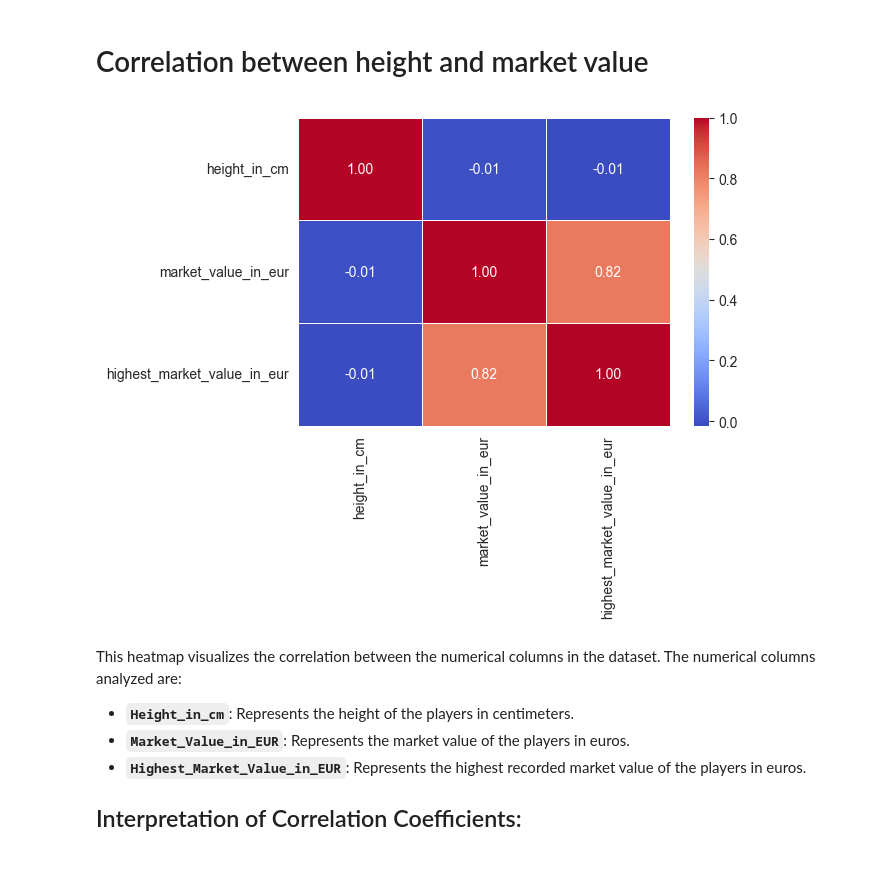
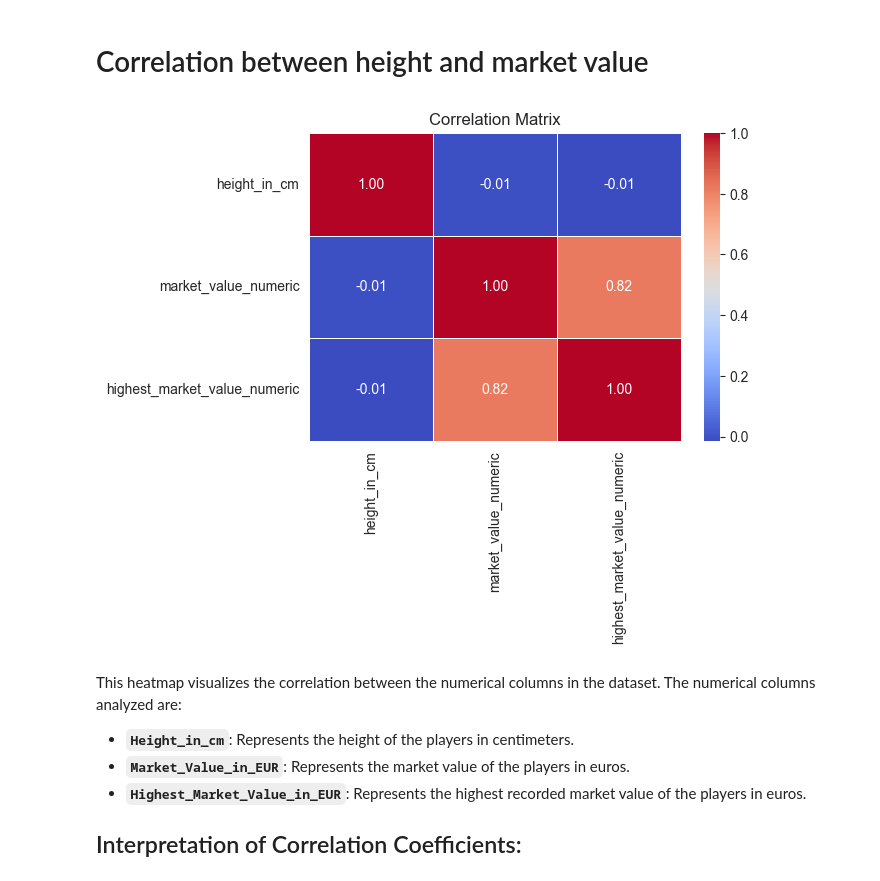
Before and after one commit to B-u-b-y/Jupiter-Notebooks, a Jupyter notebook: notebooks/players.ipynb, the cells around one changed output. Cells and saved outputs as stored; diff of their text form; code cells hidden in the pictures.

Commit message:
Converted some data like date_of_birth and highest and maket value of a player in string

```diff
--- a/notebooks/players.ipynb
+++ b/notebooks/players.ipynb
@@ -272,11 +289,22 @@ This bar chart visualizes the distribution of football players based on their `c
 ## Conclusion:
 This visualization allows for a quick assessment of player distribution by country, providing insights into which countries contribute more players to the dataset. It can be useful for understanding trends in player nationality and potential biases in player representation within the dataset.
 # %%
-#the columns are converted to numeric type, non-numeric values are converted to NaN
-df['height_in_cm'] = pd.to_numeric(df['height_in_cm'], errors='coerce')
-df['market_value_in_eur'] = pd.to_numeric(df['market_value_in_eur'], errors='coerce')
+# Function to convert formatted market values to numeric
+def convert_market_value(value):
+    if pd.isna(value) or value == 'unknown':
+        return None
+    elif 'M' in value:
+        return float(value.replace('M', '').strip()) * 1_000_000
+    elif 'K' in value:
+        return float(value.replace('K', '').strip()) * 1_000
+    else:
+        return float(value)
+
+# Create a new column with the numeric values
+df['market_value_numeric'] = df['market_value_in_eur'].apply(convert_market_value)
 
 N = 10  # Number of top countries to consider
+
 # Group by country of birth and count the number of players for each country
 grouped_df_fifty = df.groupby('country_of_birth')['player_id'].count().reset_index(name='count')
 grouped_df_fifty.sort_values(by='count', ascending=False, inplace=True)
@@ -301,9 +329,9 @@ max_height = mean_height_per_country.values.max()
 axs[0].axhline(y=mean_height_per_country_total.mean(), color='r', linestyle='-.', label='Mean Height of All Countries', linewidth=1)
 axs[0].set_ylim(0, max_height * 1.1)  # Extend y-axis by 10%
 
-# Calculate mean market value per country for top 10 countries
-mean_market_value_per_country = df_top_10.groupby('country_of_birth')['market_value_in_eur'].mean().sort_values(ascending=True)
-mean_market_value_per_country_total = df.groupby('country_of_birth')['market_value_in_eur'].mean().sort_values(ascending=True)
+# Calculate mean market value per country for top 10 countries using the new numeric column
+mean_market_value_per_country = df_top_10.groupby('country_of_birth')['market_value_numeric'].mean().sort_values(ascending=True)
+mean_market_value_per_country_total = df.groupby('country_of_birth')['market_value_numeric'].mean().sort_values(ascending=True)
 
 # Plotting average market value
 sns.barplot(x=mean_market_value_per_country.index, y=mean_market_value_per_country.values, hue=mean_market_value_per_country.index, palette='viridis', ax=axs[1], legend=False)
@@ -311,13 +339,18 @@ axs[1].set_title(f'Average Market Value in EUR for Top {N} Countries by Birth',
 axs[1].set_xlabel('Country of Birth', fontsize=12)
 axs[1].set_ylabel('Average Market Value (EUR)', fontsize=12)
 axs[1].tick_params(axis='x', rotation=45)
-max_value = mean_market_value_per_country.values.max()
+
+# Handle max_value to avoid warnings
+max_value = mean_market_value_per_country.dropna().max()  # Drop NaN before finding max
 axs[1].axhline(y=mean_market_value_per_country_total.mean(), color='r', linestyle='-.', label='Mean Market Value of All Countries', linewidth=2)
 axs[1].set_ylim(0, max_value * 1.1)  # Extend y-axis by 10%
 
 # Adjust layout and display plot
 plt.tight_layout()
 plt.show()
+
+# Drop the numeric column at the end
+df.drop(columns=['market_value_numeric'], inplace=True, errors='ignore')
 # %% [output]
 [figure]
 # %% [markdown]
@@ -394,19 +427,27 @@ This visualization helps identify the age distribution of players, allowing for
 # %% [markdown]
 # Correlation between height and market value
 # %%
-# Select numerical columns for correlation analysis
-numerical_cols = ['height_in_cm', 'market_value_in_eur', 'highest_market_value_in_eur']
+# Create new columns with the numeric values for market value
+df['market_value_numeric'] = df['market_value_in_eur'].apply(convert_market_value)
+df['highest_market_value_numeric'] = df['highest_market_value_in_eur'].apply(convert_market_value)
+
+# Select numerical columns for correlation analysis, including the new numeric columns
+numerical_cols = ['height_in_cm', 'market_value_numeric', 'highest_market_value_numeric']
 
 # Calculate the correlation matrix
 correlation_matrix = df[numerical_cols].corr()
 
-# Heatmap della correlazione
+# Heatmap of the correlation
 plt.figure(figsize=(6, 4), dpi=100)
 sns.heatmap(correlation_matrix, annot=True, fmt=".2f", cmap='coolwarm', linewidths=.5)
 plt.xticks(rotation=90)
+plt.title('Correlation Matrix')
 plt.show()
+
+# Optionally, drop the new columns if no longer needed
+df.drop(columns=['market_value_numeric', 'highest_market_value_numeric'], inplace=True, errors='ignore')
 # %% [output]
-[figure, old version]
+[figure, new version]
 # %% [markdown]
 This heatmap visualizes the correlation between the numerical columns in the dataset. The numerical columns analyzed are:
 - **`Height_in_cm`**: Represents the height of the players in centimeters.
```
Also changed, not shown: parts of 2 cells of this notebook.
